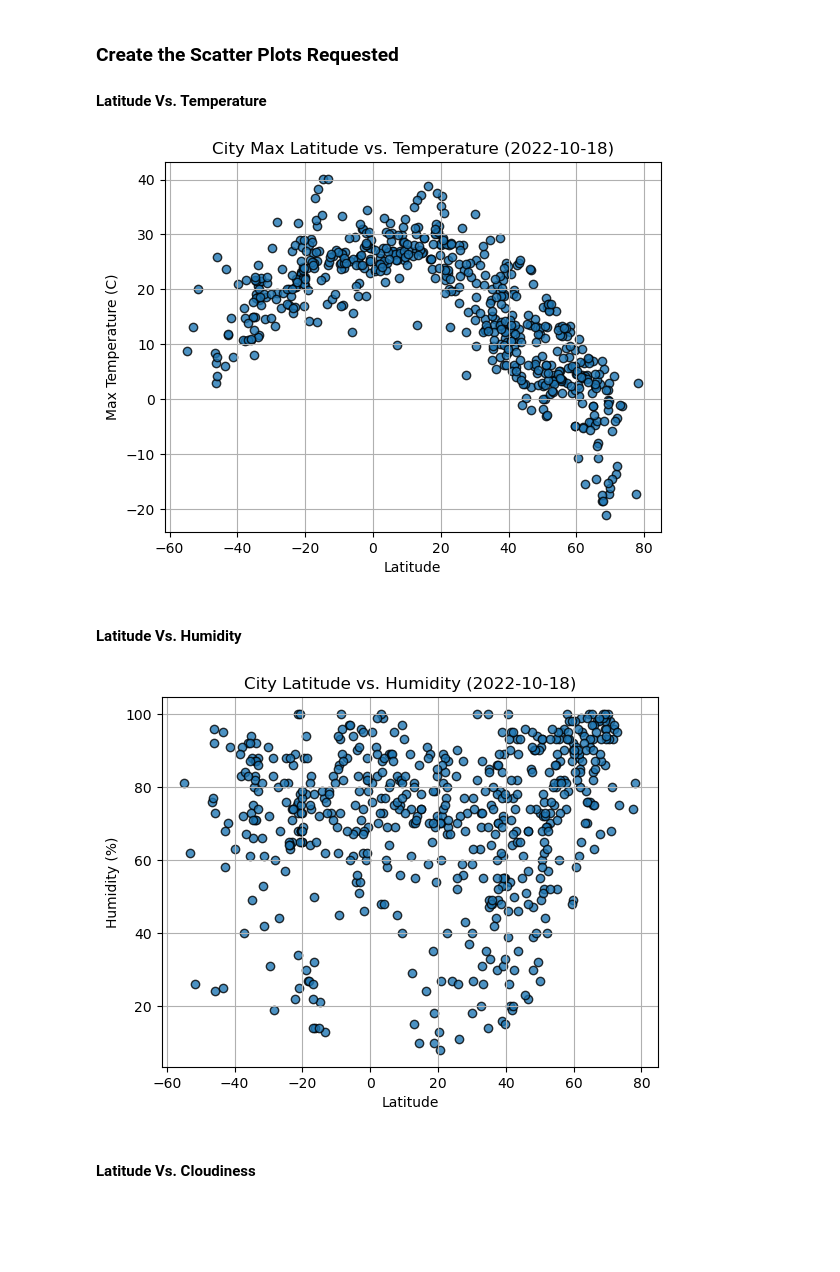
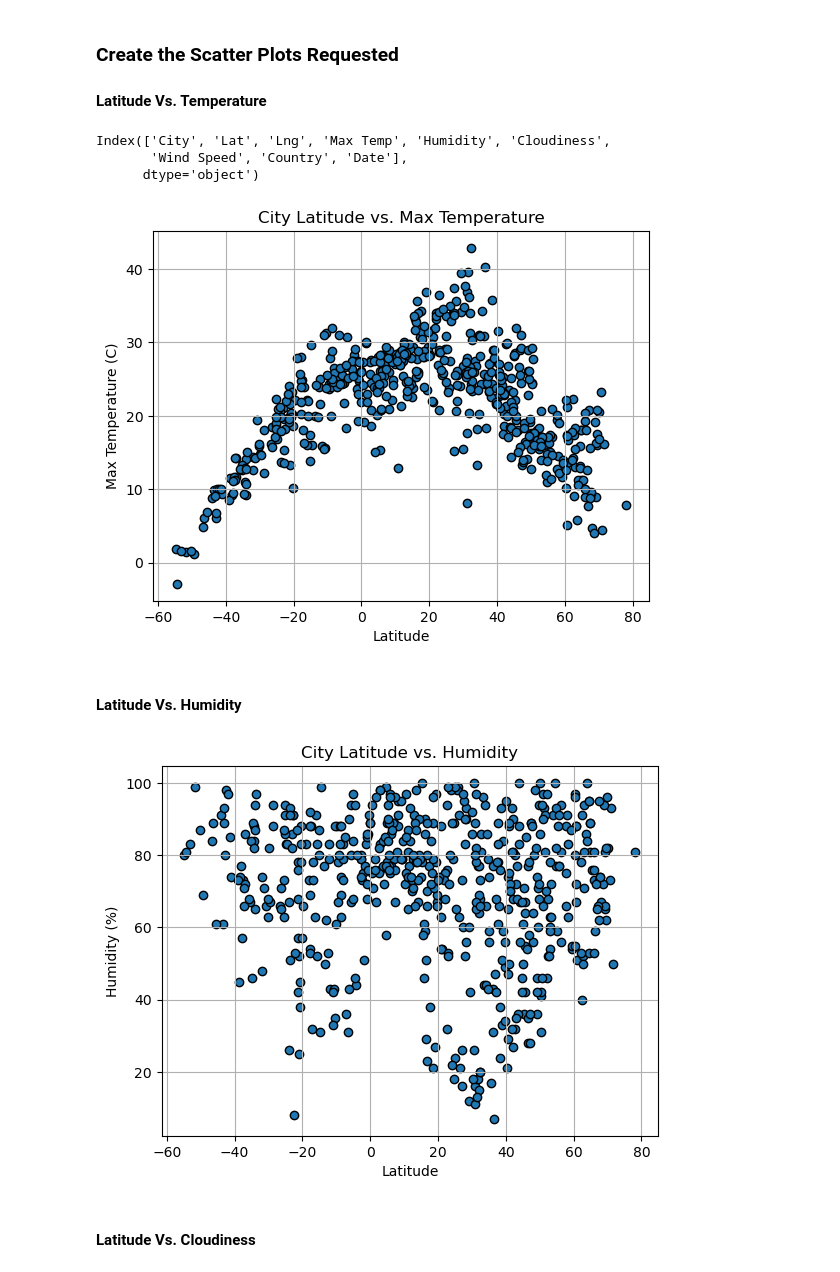
Before and after one commit to jy-l1997/python-api-challenge, a Jupyter notebook: Starter_Code/starter_code/WeatherPy.ipynb, the cells around one changed output. Drawn from its saved outputs; the diff is of its cells as text; code cells hidden in the pictures; blank space fills up the shorter version.

```diff
--- a/Starter_Code/starter_code/WeatherPy.ipynb
+++ b/Starter_Code/starter_code/WeatherPy.ipynb
@@ -176,6 +172,6 @@ city_data_df.to_csv("output_data/cities.csv", index_label="City_ID")
 # %%
 # Read saved data
-city_data_df = pd.read_csv("output_data/cities.csv", index_col="City_ID")
+city_data_df = pd.read_csv("../output_data/cities.csv", index_col="City_ID")
 
 # Display sample data
 city_data_df.head()
@@ -191,36 +187,48 @@ city_data_df.head()
 ### Create the Scatter Plots Requested
 
 #### Latitude Vs. Temperature
+# %%
+city_data_df.columns
+# %% [output]
+Index(['City', 'Lat', 'Lng', 'Max Temp', 'Humidity', 'Cloudiness',
+       'Wind Speed', 'Country', 'Date'],
+      dtype='object')
 # %%
 # Build scatter plot for latitude vs. temperature
-# YOUR CODE HERE
+plt.scatter(city_data_df["Lat"], city_data_df["Max Temp"], edgecolor = "black")
 
 # Incorporate the other graph properties
-# YOUR CODE HERE
+plt.title("City Latitude vs. Max Temperature")
+plt.ylabel("Max Temperature (C)")
+plt.xlabel("Latitude")
+plt.grid(True)
 
 # Save the figure
-plt.savefig("output_data/Fig1.png")
+plt.savefig("../output_data/Fig1.png")
 
 # Show plot
 plt.show()
 # %% [output]
-[figure, old version]
+[figure, new version]
 # %% [markdown]
 #### Latitude Vs. Humidity
 # %%
 # Build the scatter plots for latitude vs. humidity
-# YOUR CODE HERE
+plt.scatter(city_data_df["Lat"], city_data_df["Humidity"], edgecolor = "black")
 
 # Incorporate the other graph properties
-# YOUR CODE HERE
+plt.title("City Latitude vs. Humidity")
+plt.ylabel("Humidity (%)")
+plt.xlabel("Latitude")
+plt.grid(True)
 
 # Save the figure
-plt.savefig("output_data/Fig2.png")
+plt.savefig("../output_data/Fig2.png")
 
 # Show plot
 plt.show()
 # %% [output]
-[figure, old version]
+[figure, new version]
 # %% [markdown]
 #### Latitude Vs. Cloudiness
 # %%
```
Also changed, not shown: parts of 27 cells of this notebook.
